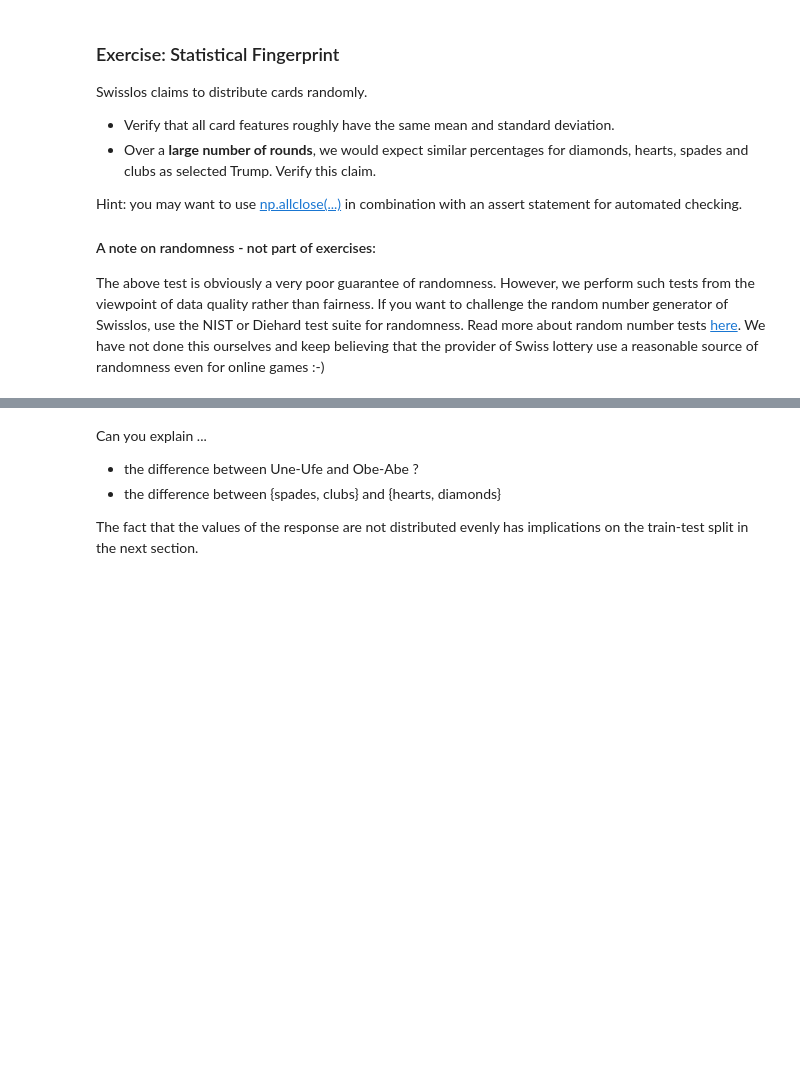
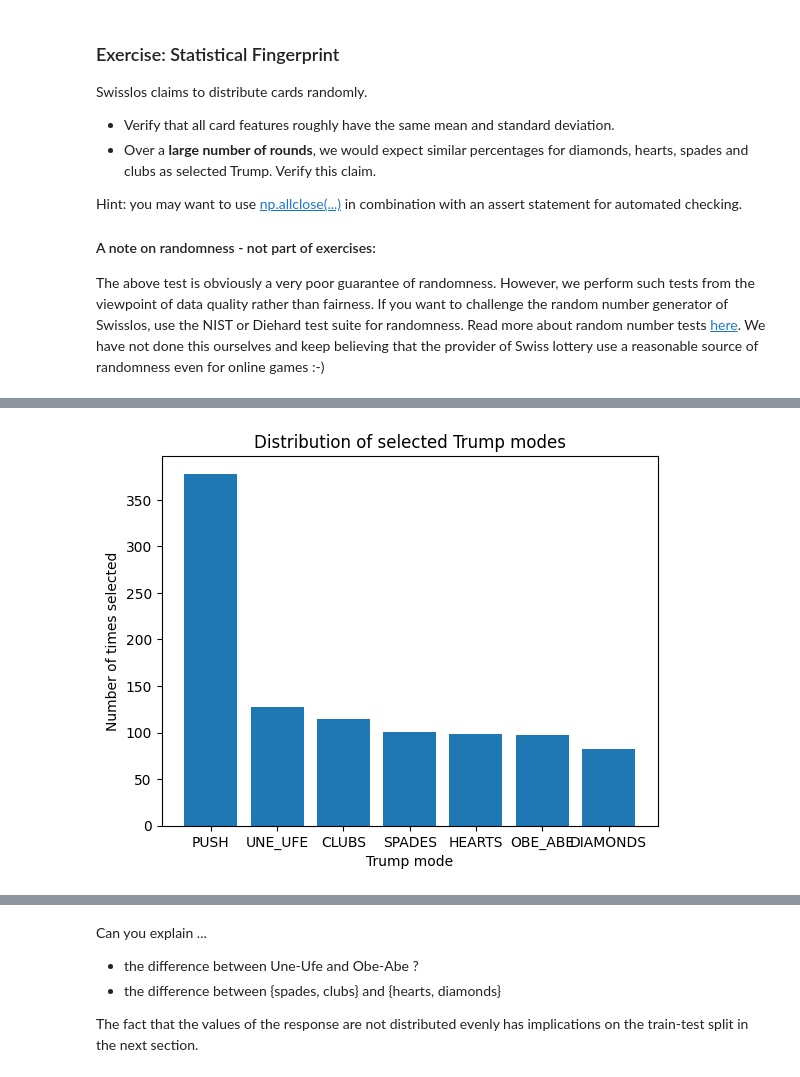
Before and after one commit to damman01/dl4g-donnschtig-jass, a Jupyter notebook: notebooks/Trump Prediction with ML.ipynb, the cells around one changed output, grey strips where cells are left out. Saved outputs shown, nothing was run; the diff lists cells and outputs as text; code cells hidden in the pictures; blank space fills up the shorter version.

```diff
--- a/notebooks/Trump Prediction with ML.ipynb
+++ b/notebooks/Trump Prediction with ML.ipynb
@@ -142,2 +184,19 @@ The above test is obviously a very poor guarantee of randomness. However, we per
+# %%
+def plot_trump_distribution(data):
+  """Plots the distribution of the selected Trump modes in the given data DataFrame."""
+
+  trump_counts = data['trump'].value_counts()
+  trump_modes = trump_counts.index.tolist()
+  trump_counts = trump_counts.values.tolist()
+
+  plt.bar(trump_modes, trump_counts)
+  plt.xlabel('Trump mode')
+  plt.ylabel('Number of times selected')
+  plt.title('Distribution of selected Trump modes')
+  plt.show()
+# %%
+plot_trump_distribution(data)
+# %% [output]
+[figure, added]
 # %%
 data.trump.value_counts()
```
Also changed, not shown: parts of 5 cells of this notebook, 3 other files.
